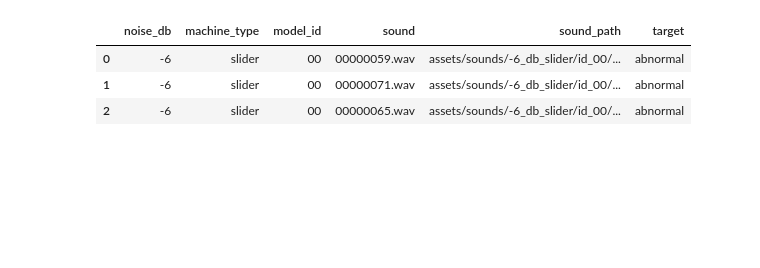
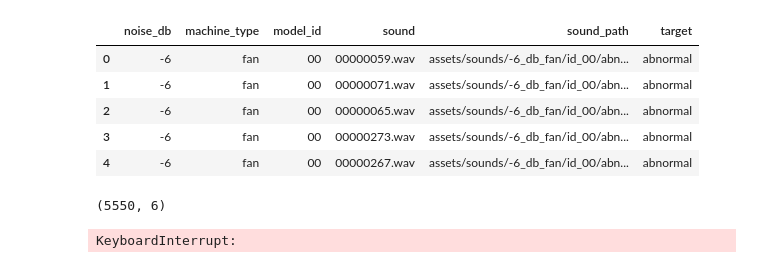
Before and after one commit to DerrickDDInAI/sound-anomaly-detection, a Jupyter notebook: core/extract_audio_features.ipynb, the cells around one changed output. Drawn from its saved outputs; the diff is of its cells as text; code cells hidden in the pictures; blank space fills up the shorter version.

```diff
--- a/core/extract_audio_features.ipynb
+++ b/core/extract_audio_features.ipynb
@@ -161,14 +161,21 @@ def get_audio_features(sound_path: str) -> List[float]:
             mfcc_mean, rms_mean, cent_mean,
             spec_bw_mean, contrast_mean, flatness_mean,
             roll_off_mean, tonnetz_mean, zero_crossing_rate_mean]
-# %%
-df = get_all_sounds([-6], ["slider"]).iloc[:3]
-df.head()
-# %% [output]
-|  | noise_db | machine_type | model_id | sound | sound_path | target |
-| 0 | -6 | slider | 00 | 00000059.wav | assets/sounds/-6_db_slider/id_00/... | abnormal |
-| 1 | -6 | slider | 00 | 00000071.wav | assets/sounds/-6_db_slider/id_00/... | abnormal |
-| 2 | -6 | slider | 00 | 00000065.wav | assets/sounds/-6_db_slider/id_00/... | abnormal |
+# %%
+# df = get_all_sounds([-6, 0, 6], ["fan", "valve", "pump", "slider"])
+df = get_all_sounds([-6], ["fan"])
+df.head()
+# %% [output]
+|  | noise_db | machine_type | model_id | sound | sound_path | target |
+| 0 | -6 | fan | 00 | 00000059.wav | assets/sounds/-6_db_fan/id_00/abn... | abnormal |
+| 1 | -6 | fan | 00 | 00000071.wav | assets/sounds/-6_db_fan/id_00/abn... | abnormal |
+| 2 | -6 | fan | 00 | 00000065.wav | assets/sounds/-6_db_fan/id_00/abn... | abnormal |
+| 3 | -6 | fan | 00 | 00000273.wav | assets/sounds/-6_db_fan/id_00/abn... | abnormal |
+| 4 | -6 | fan | 00 | 00000267.wav | assets/sounds/-6_db_fan/id_00/abn... | abnormal |
+# %%
+df.shape
+# %% [output]
+(5550, 6)
 # %%
 # Create list with column names
 audio_features_cols: List[str] = ["spectogram", "mel_spectogram",
@@ -178,3 +185,5 @@ audio_features_cols: List[str] = ["spectogram", "mel_spectogram",
                    "roll_off_frequency", "tonnetz", "zero_crossing_rate"]
 
 df[audio_features_cols] = df[["sound_path"]].apply(lambda x: pd.Series(get_audio_features(x.sound_path)), axis=1)
+# %% [output]
+KeyboardInterrupt:
```
Also changed, not shown: parts of 6 cells of this notebook.
